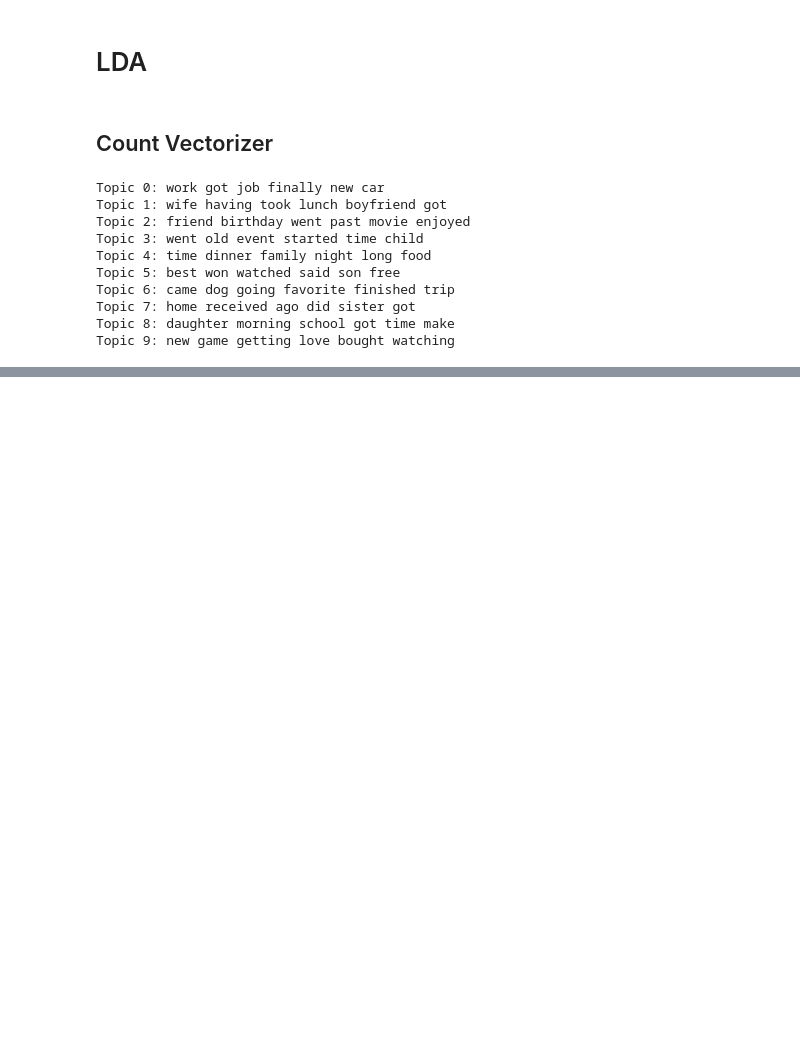
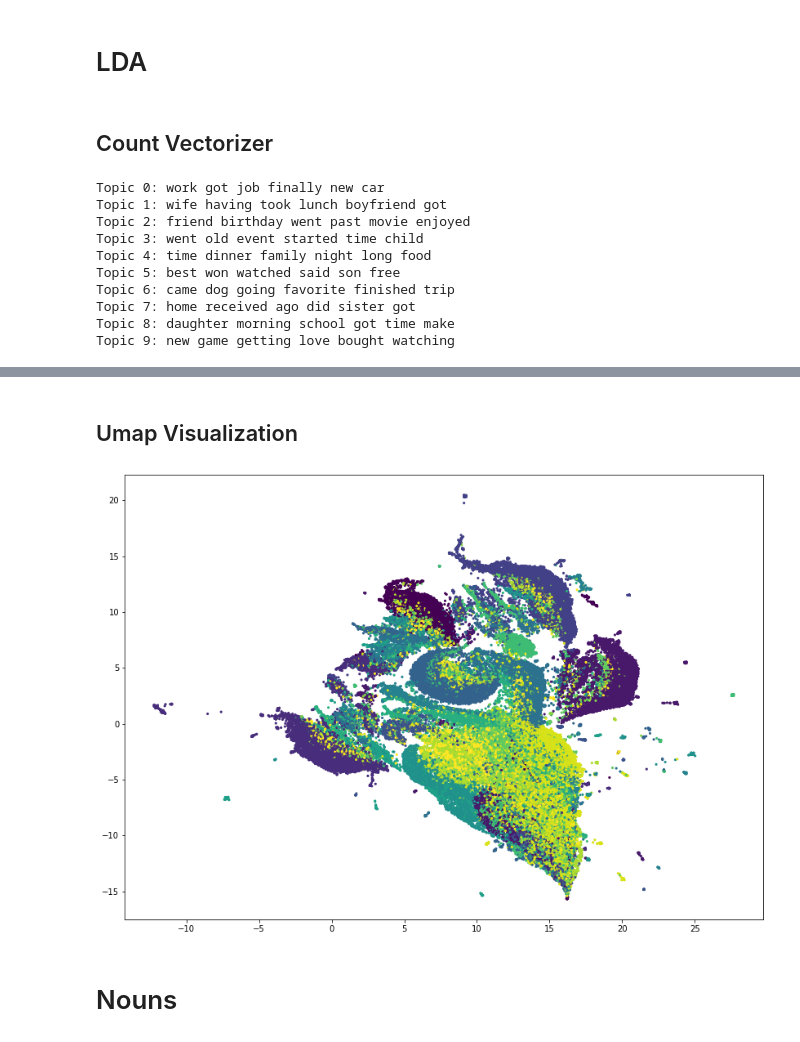
Before and after one commit to kaitlyn-k-zeichick/Project-4, a Jupyter notebook: Topic Modeling.ipynb, the cells around one changed output, grey strips where cells are left out. Cells and saved outputs as stored; diff of their text form; code cells hidden in the pictures; blank space fills up the shorter version.

Commit message:
added three new files and modified topic modeling

```diff
--- a/Topic Modeling.ipynb
+++ b/Topic Modeling.ipynb
@@ -214,0 +223,10 @@ Topic 9: new game getting love bought watching
+# %%
+# SVD represent documents and terms in vectors
+svd_model = TruncatedSVD(n_components=8, algorithm='randomized', n_iter=100, random_state=122)
+
+# Vectorize the data
+vectorizer = TfidfVectorizer(stop_words = extra_stoppers)
+X = vectorizer.fit_transform(df.text_cleaned)
+
+# Fit the data
+svd_model.fit(X)
@@ -214,0 +254,21 @@ Topic 9: new game getting love bought watching
+# %% [markdown]
+## Umap Visualization
+# %%
+# Use umap to visualize the svd categories
+import umap.umap_ as umap
+
+X_topics = svd_model.fit_transform(X)
+embedding = umap.UMAP(n_neighbors=150, min_dist=0.5, random_state=12).fit_transform(X_topics)
+# %%
+# Plot the SVD categories, for now I'm using colors that correspond to the
+# NMF Tfidf topic modeling since it was my best model.
+plt.figure(figsize=(14,10))
+plt.scatter(embedding[:, 0], embedding[:, 1], c = df.topic,
+s = 10, # size
+edgecolor='none'
+)
+plt.show()
+# %% [output]
+[figure, added]
+# %% [markdown]
+# Nouns
```
Also changed, not shown: parts of 34 cells of this notebook, 3 other files.
